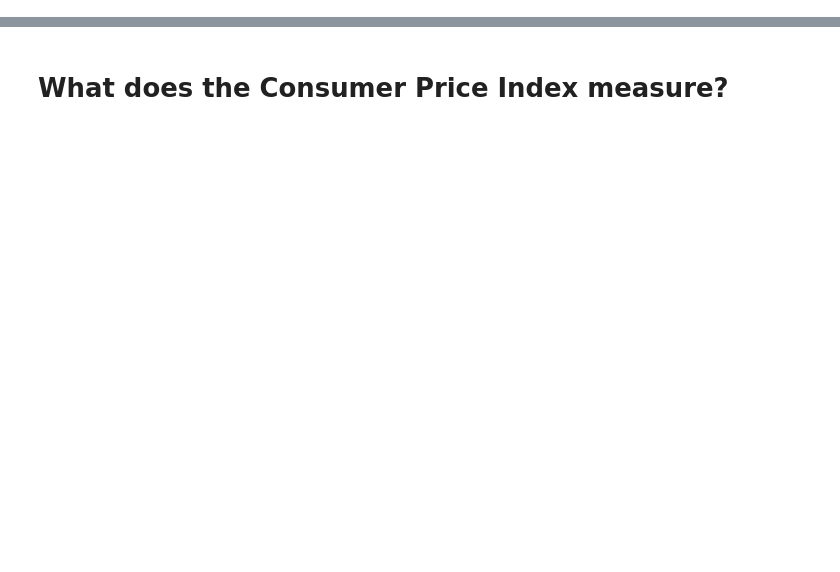
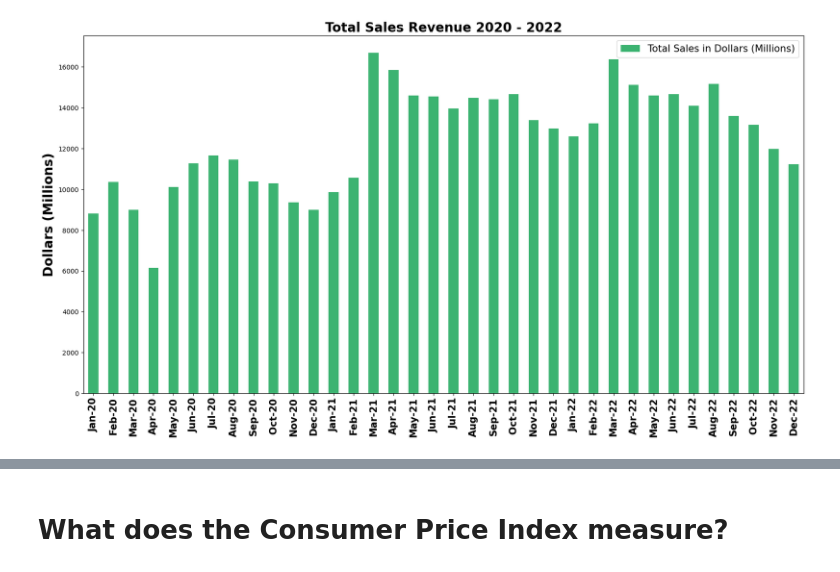
Before and after one commit to T800-101A/Impact_Vehicule_COVID-19, a Jupyter notebook: Total Vehicle Sales.ipynb, the cells around one changed output, grey strips where cells are left out. Cells and saved outputs as stored; diff of their text form; code cells hidden in the pictures; blank space fills up the shorter version.

```diff
--- a/Total Vehicle Sales.ipynb
+++ b/Total Vehicle Sales.ipynb
@@ -56,0 +42,11 @@ plt.show()
+# %%
+bar_graph('C:/Users/tj_da/OneDrive/Desktop/Impact_Vehicule_COVID-19/project1data/total_vehicle_sales_in_dollars.csv',
+          'observation_date',
+          'bar',
+          'total_sales_rev.png',
+          'Dollars (Millions)',
+          'Total Sales Revenue 2020 - 2022',
+          'mediumseagreen'
+         )
+# %% [output]
+[figure, added]
```
Also changed, not shown: parts of 8 cells of this notebook.
